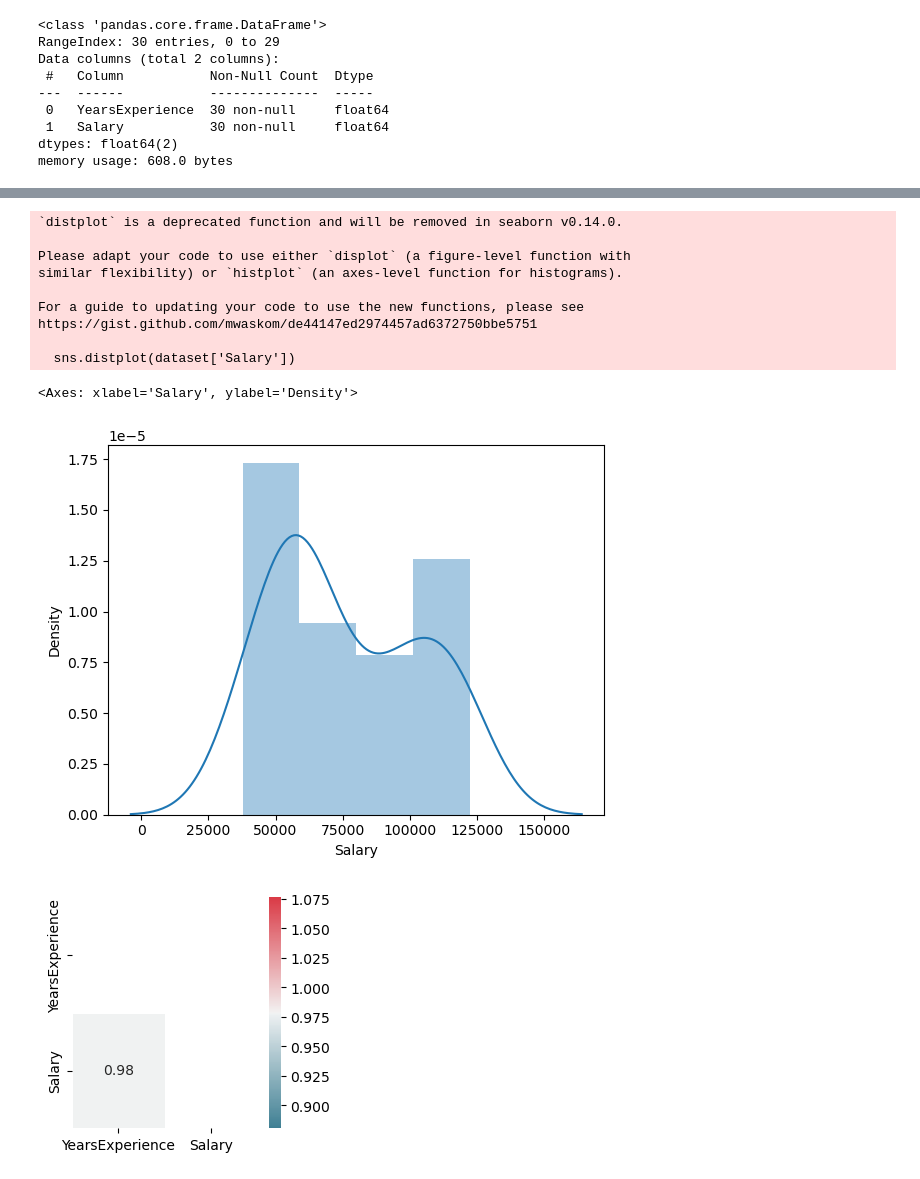
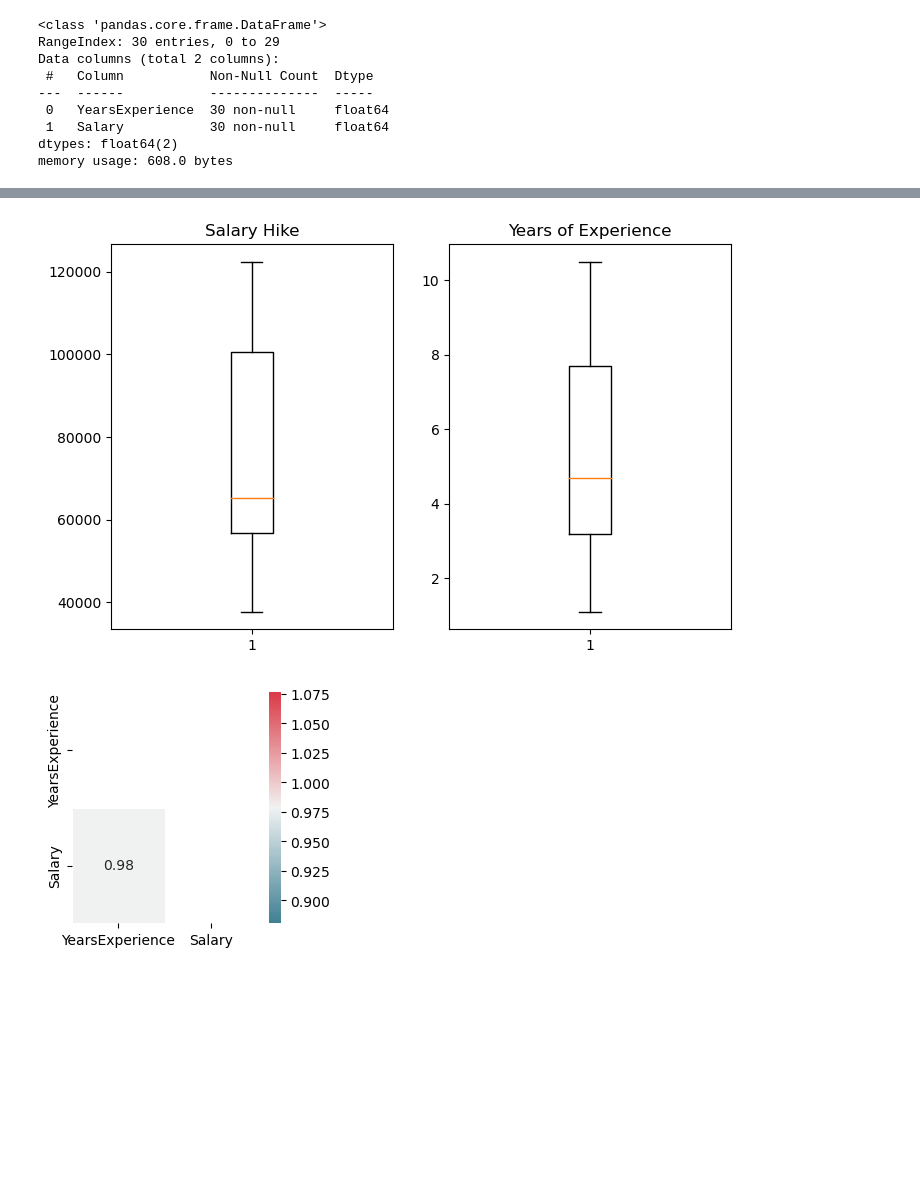
Before and after one commit to Mandarbhere/Assignment-4_lineare_regression, a Jupyter notebook: Assignment 4.ipynb, the cells around one changed output, grey strips where cells are left out. Drawn from its saved outputs; the diff is of its cells as text; code cells hidden in the pictures; blank space fills up the shorter version.

```diff
--- a/Assignment 4.ipynb
+++ b/Assignment 4.ipynb
@@ -292,17 +255,14 @@ https://gist.github.com/mwaskom/de44147ed2974457ad6372750bbe5751
-# %%
-sns.distplot(dataset['Salary'])
-# %% [output]
-`distplot` is a deprecated function and will be removed in seaborn v0.14.0.
-
-Please adapt your code to use either `displot` (a figure-level function with
-similar flexibility) or `histplot` (an axes-level function for histograms).
-
-For a guide to updating your code to use the new functions, please see
-https://gist.github.com/mwaskom/de44147ed2974457ad6372750bbe5751
-
-  sns.distplot(dataset['Salary'])
-<Axes: xlabel='Salary', ylabel='Density'>
-[figure, removed]
+# %%
+plt.subplots(figsize = (8,5))
+plt.subplot(121)
+plt.boxplot(dataset['Salary'])
+plt.title('Salary Hike')
+plt.subplot(122)
+plt.boxplot(dataset['YearsExperience'])
+plt.title('Years of Experience')
+plt.show()
+# %% [output]
+[figure, added]
 # %%
 corr=dataset.corr()
 fig, ax = plt.subplots(figsize=(3, 3))
```
Also changed, not shown: parts of 51 cells of this notebook.
